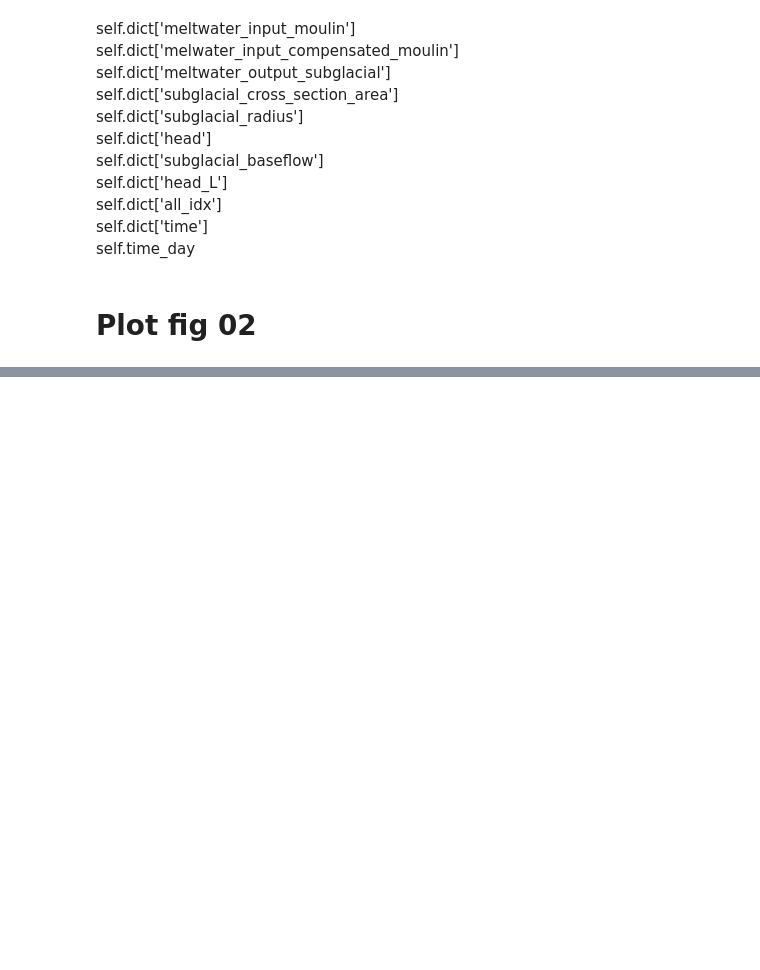
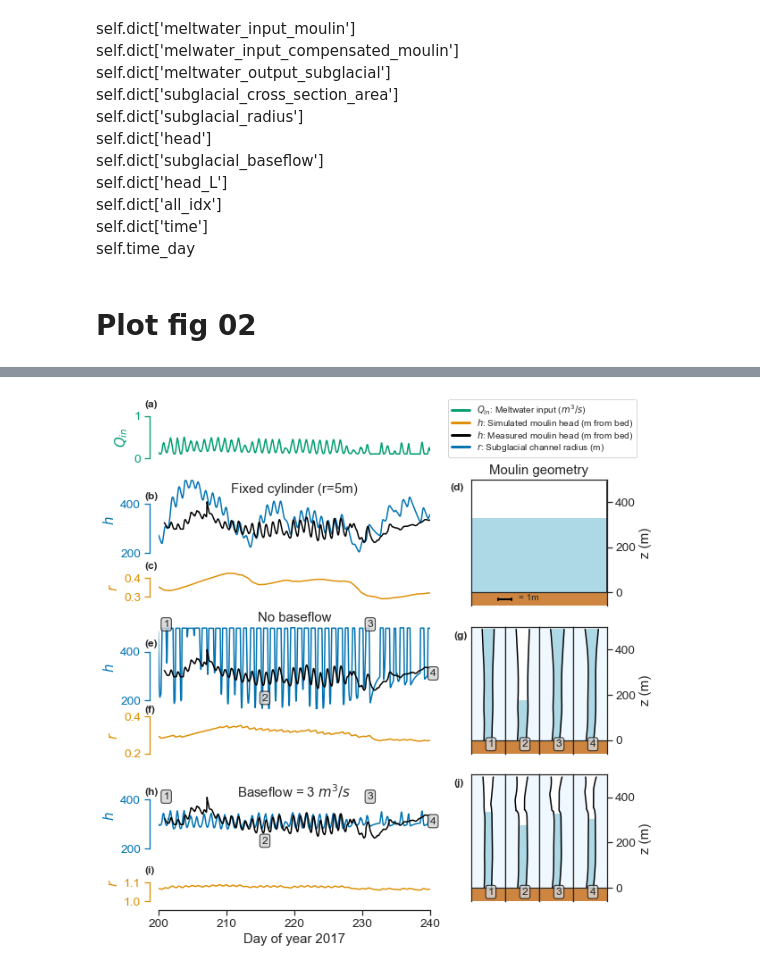
Before and after one commit to cctrunz/ModelRepo_pyMouShBaseflow_paper, a Jupyter notebook: Plot_figures_with_JEME.ipynb, the cells around one changed output, grey strips where cells are left out. Saved outputs shown, nothing was run; the diff lists cells and outputs as text; code cells hidden in the pictures; blank space fills up the shorter version.

```diff
--- a/Plot_figures_with_JEME.ipynb
+++ b/Plot_figures_with_JEME.ipynb
@@ -413,39 +413,47 @@ sns.set_theme(style="ticks", font_scale=1.25)
 palette=sns.color_palette("colorblind", 3)
 
 
-days = [200.75,215.25,230.75,250]
+days = [200.75,215.25,230.75,240]
 
-fig = plt.figure(figsize=(8,9))
-grid = plt.GridSpec(10,16,)
+fig = plt.figure(figsize=(9,10))
+#grid = plt.GridSpec(10,16,)
+outer = gridspec.GridSpec(4, 2, height_ratios = [1,3,3,3], width_ratios=[2,1])
+gs1 = gridspec.GridSpecFromSubplotSpec(1, 1, subplot_spec = outer[0])
+gs2 = gridspec.GridSpecFromSubplotSpec(1, 1, subplot_spec = outer[1])
+gs3 = gridspec.GridSpecFromSubplotSpec(3, 1, subplot_spec = outer[2])
+gs4 = gridspec.GridSpecFromSubplotSpec(1, 1, subplot_spec = outer[3])
+gs5 = gridspec.GridSpecFromSubplotSpec(3, 1, subplot_spec = outer[4])
+gs6 = gridspec.GridSpecFromSubplotSpec(1, 4, subplot_spec = outer[5], wspace = 0)
+gs7 = gridspec.GridSpecFromSubplotSpec(3, 1, subplot_spec = outer[6])
+gs8 = gridspec.GridSpecFromSubplotSpec(1, 4, subplot_spec = outer[7], wspace = 0)
 
-#axleg = plt.subplot(grid[0, 12])#legend
-ax1 = plt.subplot(grid[0, 0:12])#Qin
+ax1 = plt.subplot(gs1[0,0])
+ax2a = plt.subplot(gs3[0:2, 0])#hw
+ax2b = plt.subplot(gs3[2, 0])#Sub radius
+ax2c = plt.subplot(gs4[0, 0])#moulin
 
-ax2a = plt.subplot(grid[1:3, 0:12])#hw
-ax2b = plt.subplot(grid[3, 0:12])#Sub radius
-ax2c = plt.subplot(grid[1:4, 12:16])#moulin
+ax3a = plt.subplot(gs5[0:2, 0])#hw
+ax3b = plt.subplot(gs5[2, 0])#Sub radius
+ax3c = plt.subplot(gs6[0, 0])#moulin1
+ax3d = plt.subplot(gs6[0, 1])#moulin2
+ax3e = plt.subplot(gs6[0, 2])#moulin3
+ax3f = plt.subplot(gs6[0, 3])#moulin4
 
-ax3a = plt.subplot(grid[4:6, 0:12])#hw
-ax3b = plt.subplot(grid[6, 0:12])#Sub radius
-ax3c = plt.subplot(grid[4:7, 12])#moulin1
-ax3d = plt.subplot(grid[4:7, 13])#moulin2
-ax3e = plt.subplot(grid[4:7, 14])#moulin3
-ax3f = plt.subplot(grid[4:7, 15])#moulin4
-
-ax4a = plt.subplot(grid[7:9, 0:12])#hw
-ax4b = plt.subplot(grid[9, 0:12])#Sub radius
-ax4c = plt.subplot(grid[7:10, 12])#moulin1
-ax4d = plt.subplot(grid[7:10, 13])#moulin2
-ax4e = plt.subplot(grid[7:10, 14])#moulin3
-ax4f = plt.subplot(grid[7:10, 15])#moulin4
+ax4a = plt.subplot(gs7[0:2, 0])#hw
+ax4b = plt.subplot(gs7[2, 0])#Sub radius
+ax4c = plt.subplot(gs8[0, 0])#moulin1
+ax4d = plt.subplot(gs8[0, 1])#moulin2
+ax4e = plt.subplot(gs8[0, 2])#moulin3
+ax4f = plt.subplot(gs8[0, 3])#moulin4
 
 #Qin
 plot_timeserie(cylinder,ax1,'meltwater_input_moulin',ylim=[0,1],color=palette[2], ylabel='$Q_{in}$')
 #Head 1
-plot_timeserie(cylinder,ax2a,'head',ylim=[166,500],color=palette[0], ylabel='$h_1$')
+plot_timeserie(cylinder,ax2a,'head',ylim=[166,500],color=palette[0], ylabel='$h$')
 sns.lineplot(x=t_real/secinday,y=h_real,ax=ax2a,color='black')
+ax2a.set_title('Fixed cylinder (r=5m)', y=1.0, pad=-15)
 #Radius 1
-plot_timeserie(cylinder,ax2b,'subglacial_radius',ylim=[0.25,0.45],color=palette[1], ylabel='$r_1$')
+plot_timeserie(cylinder,ax2b,'subglacial_radius',ylim=[0.25,0.45],color=palette[1], ylabel='$r$')
 #Moulin 1
 plot_moulin(cylinder,ax2c,250,lim=5)
 ax2c.set_title('Moulin geometry')
@@ -455,15 +463,16 @@ ax2c.plot([-2,-2],[-25,-35],linestyle='-',linewidth=2,color='black')
 ax2c.text(-1.5,-35,'= 1m', fontsize=10,)
 
 #Head 2
-plot_timeserie(bf0_fix,ax3a,'head',ylim=[166,500],color=palette[0], ylabel='$h_2$')
+plot_timeserie(bf0_fix,ax3a,'head',ylim=[166,500],color=palette[0], ylabel='$h$')
 sns.lineplot(x=t_real/secinday,y=h_real,ax=ax3a,color='black')
+ax3a.set_title('No baseflow')
 plot_number(ax3a,'1',days[0],500)
 plot_number(ax3a,'2',days[1],200)
 plot_number(ax3a,'3',days[2],500)
 plot_number(ax3a,'4',days[3],300)
 
 #Radius 2
-plot_timeserie(bf0_fix,ax3b,'subglacial_radius',ylim=[0.2,0.4],color=palette[1], ylabel='$r_2$')
+plot_timeserie(bf0_fix,ax3b,'subglacial_radius',ylim=[0.2,0.4],color=palette[1], ylabel='$r$')
 #Moulin 2
 plot_moulin(bf0_fix,ax3c,days[0],lim=1.25,yaxis=False)
 plot_moulin(bf0_fix,ax3d,days[1],lim=1.25,yaxis=False)
@@ -475,14 +484,15 @@ plot_number(ax3e,'3',0,-30)
 plot_number(ax3f,'4',0,-30)
 
 #Head 3
-plot_timeserie(bf3_fix,ax4a,'head',ylim=[166,500],color=palette[0], ylabel='$h_3$')
+plot_timeserie(bf3_fix,ax4a,'head',ylim=[166,500],color=palette[0], ylabel='$h$')
 sns.lineplot(x=t_real/secinday,y=h_real,ax=ax4a,color='black')
+ax4a.set_title('Baseflow = 3 $m^3/s$', y=1.0, pad=-25)
 plot_number(ax4a,'1',days[0],400)
 plot_number(ax4a,'2',days[1],220)
 plot_number(ax4a,'3',days[2],400)
 plot_number(ax4a,'4',days[3],300)
 #Radius 3
-plot_timeserie(bf3_fix,ax4b,'subglacial_radius',ylim=[1,1.2],xlabel=True, color=palette[1], ylabel='$r_3$')
+plot_timeserie(bf3_fix,ax4b,'subglacial_radius',ylim=[1,1.2],xlabel=True, color=palette[1], ylabel='$r$')
 #Moulin 3
 plot_moulin(bf3_fix,ax4c,days[0],lim=1.25,yaxis=False)
 plot_moulin(bf3_fix,ax4d,days[1],lim=1.25,yaxis=False)
@@ -493,14 +503,30 @@ plot_number(ax4d,'2',0,-30)
 plot_number(ax4e,'3',0,-30)
 plot_number(ax4f,'4',0,-30)
 
+ax1.text(198,1.2,'(a)',fontsize=12, weight='bold')
+ax2a.text(198,420,'(b)',fontsize=12, weight='bold')
+ax2b.text(198,0.45,'(c)',fontsize=12, weight='bold')
+ax2c.text(-6.5,450,'(d)',fontsize=12, weight='bold')
+ax3a.text(198,420,'(e)',fontsize=12, weight='bold')
+ax3b.text(198,0.42,'(f)',fontsize=12, weight='bold')
+ax3c.text(-2.5,450,'(g)',fontsize=12, weight='bold')
+ax4a.text(198,420,'(h)',fontsize=12, weight='bold')
+ax4b.text(198,1.15,'(i)',fontsize=12, weight='bold')
+ax4c.text(-2.5,450,'(j)',fontsize=12, weight='bold')
 
 #legend
 
-elements = [Line2D([0], [0], color=palette[0], lw=3, label='Meltwater input $Q_{in}$ ($m^3/s$)'),
-            Line2D([0], [0], color=palette[1], lw=3, label='Moulin hydraulic head $h$ (m from bed)'),
-            Line2D([0], [0], color=palette[2], lw=3, label='Subglacial channel radius $r$ (m)')]
+elements = [Line2D([0], [0], color=palette[2], lw=3, label='$Q_{in}$: Meltwater input ($m^3/s$)'),
+            Line2D([0], [0], color=palette[1], lw=3, label='$h$: Simulated moulin head (m from bed)'),
+            Line2D([0], [0], color='black', lw=3, label='$h$: Measured moulin head (m from bed)'),
+            Line2D([0], [0], color=palette[0], lw=3, label='$r$: Subglacial channel radius (m)')]
 
-ax1.legend(handles=elements, bbox_to_anchor=(0, 1), prop={'size': 10})
+elements_2 = [Line2D([0], [0], color='white',label='$cyl$ = fixed cylinder (r=5m)'),
+              Line2D([0], [0], color='white',label='$b0$ = no baseflow'),
+              Line2D([0], [0], color='white',label='$b3$ = baseflow = 3$m^3/s$')]
+
+ax1.legend(handles=elements, loc=2, bbox_to_anchor=(1.05, 1.5), labelspacing=0,  prop={'size': 10})
+#ax2c.legend(handles=elements_2, loc=2, bbox_to_anchor=(-0.5, 2), prop={'size': 10})
 
 
 plt.savefig('fig02.pdf')#,dpi=300)
@@ -509,0 +534 @@ ValueError: Expected the given number of width ratios to match the number of col
+[figure, added]
```
Also changed, not shown: parts of 4 cells of this notebook, 3 other files.
